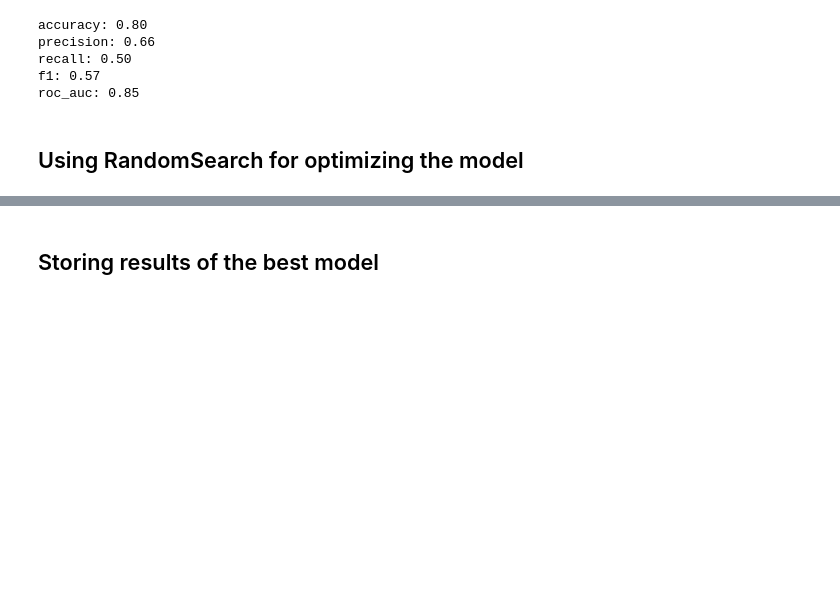
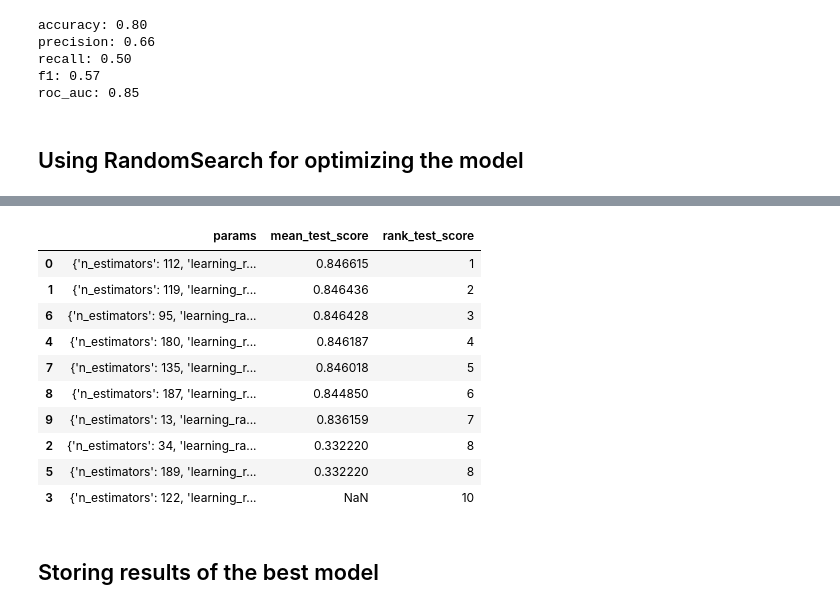
Before and after one commit to karthik-maddukuri/churn-model, a Jupyter notebook: notebooks/07. Hyperparameter Tuning.ipynb, the cells around one changed output, grey strips where cells are left out. Drawn from its saved outputs; the diff is of its cells as text; code cells hidden in the pictures; blank space fills up the shorter version.

Commit message:
Create dataframe for hyperparameter search results

```diff
--- a/notebooks/07. Hyperparameter Tuning.ipynb
+++ b/notebooks/07. Hyperparameter Tuning.ipynb
@@ -180,3 +183,19 @@ The best roc_auc score is 0.8466688220681841
+# %%
+results_df = pd.DataFrame(randoms_model.cv_results_)
+# %%
+results_df[['params','mean_test_score','rank_test_score']].sort_values(by='rank_test_score')
+# %% [output]
+|  | params | mean_test_score | rank_test_score |
+| 0 | {'n_estimators': 112, 'learning_r... | 0.846615 | 1 |
+| 1 | {'n_estimators': 119, 'learning_r... | 0.846436 | 2 |
+| 6 | {'n_estimators': 95, 'learning_ra... | 0.846428 | 3 |
+| 4 | {'n_estimators': 180, 'learning_r... | 0.846187 | 4 |
+| 7 | {'n_estimators': 135, 'learning_r... | 0.846018 | 5 |
+| 8 | {'n_estimators': 187, 'learning_r... | 0.844850 | 6 |
+| 9 | {'n_estimators': 13, 'learning_ra... | 0.836159 | 7 |
+| 2 | {'n_estimators': 34, 'learning_ra... | 0.332220 | 8 |
+| 5 | {'n_estimators': 189, 'learning_r... | 0.332220 | 8 |
+| 3 | {'n_estimators': 122, 'learning_r... | NaN | 10 |
 # %% [markdown]
 ## Storing results of the best model
 # %%
```
Also changed, not shown: parts of 3 cells of this notebook.
